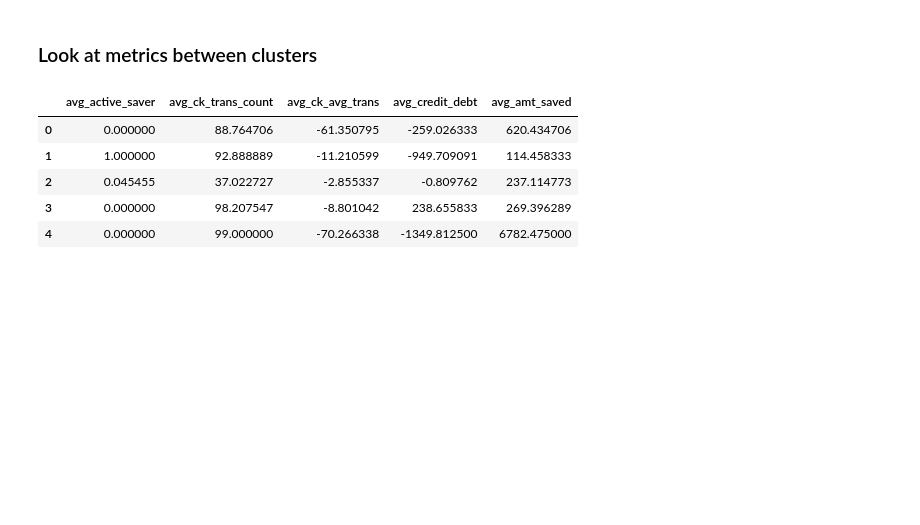
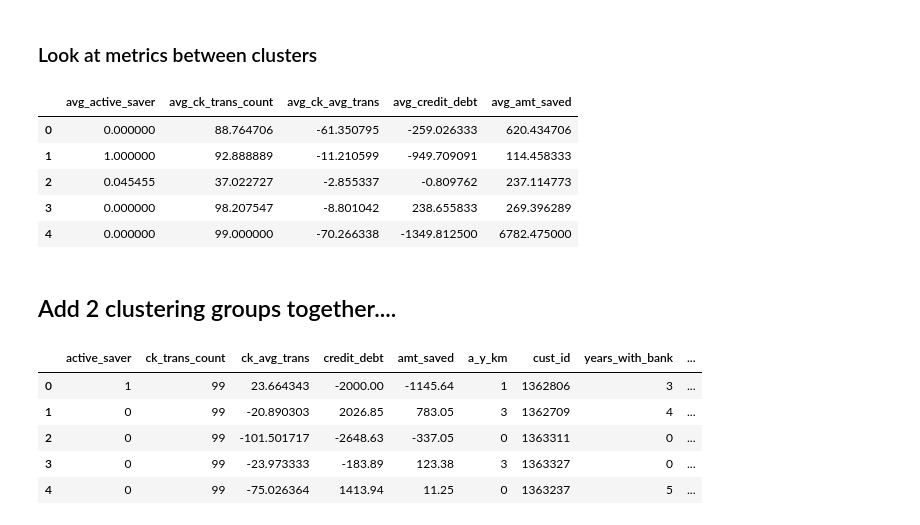
Before and after one commit to LilaKelland/data_bootcamp, a Jupyter notebook: w4/d2_miniproject/Mini-Project-III_fifth.ipynb, the cells around one changed output. Cells and saved outputs as stored; diff of their text form; code cells hidden in the pictures; blank space fills up the shorter version.

Commit message:
added cluster comparison between the clusters for mini project, and som failed D4 stuff

```diff
--- a/w4/d2_miniproject/Mini-Project-III_fourth.ipynb
+++ b/w4/d2_miniproject/Mini-Project-III_fifth.ipynb
@@ -23,7 +23,7 @@ import matplotlib.pyplot as plt
 import seaborn as sns
 import plotly.graph_objects as go
 
-
+loaded_cust_data = pd.read_csv('data/twm_customer.csv', sep=';')
 cust_data = pd.read_csv('data/twm_customer.csv', sep=';')
 cust_data.head()
 # %% [output]
@@ -869,3 +869,26 @@ acc_cluster_compare
 # %%
 # Maybe plot for each cluster, plot other clusterfor each cust_id - see if there is a link
 # between ie demographics and banking behaviour
+# %% [markdown]
+## Add 2 clustering groups together....
+# %%
+# accounts data - Assumption didn't drop any rows or reorder
+acc_data_y['cust_id'] = account_copy['cust_id']
+new_acc_data_y = acc_data_y.rename(columns={'y_km': 'a_y_km'})
+
+# customer data Assumption - didn't drop any rows or reorder
+data_y['cust_id']= loaded_cust_data['cust_id']
+new_cust_data_y = data_y.rename(columns={'y_km': 'c_y_km'})
+# %%
+combined_acc_cust = pd.merge(new_acc_data_y,new_cust_data_y, how = 'inner', on=['cust_id'])
+# account_copy.drop(['is_saver', 'save_act'],axis=1, inplace=True)
+# account_copy = account_copy.rename(columns={'tran_amt': 'ck_trans_count', 'avg_trans': 'ck_avg_trans'})
+# %%
+combined_acc_cust.head()
+# %% [output]
+|  | active_saver | ck_trans_count | ck_avg_trans | credit_debt | amt_saved | a_y_km | cust_id | years_with_bank | ... |
+| 0 | 1 | 99 | 23.664343 | -2000.00 | -1145.64 | 1 | 1362806 | 3 | ... |
+| 1 | 0 | 99 | -20.890303 | 2026.85 | 783.05 | 3 | 1362709 | 4 | ... |
+| 2 | 0 | 99 | -101.501717 | -2648.63 | -337.05 | 0 | 1363311 | 0 | ... |
+| 3 | 0 | 99 | -23.973333 | -183.89 | 123.38 | 3 | 1363327 | 0 | ... |
+| 4 | 0 | 99 | -75.026364 | 1413.94 | 11.25 | 0 | 1363237 | 5 | ... |
```
Also changed, not shown: parts of 8 cells of this notebook, 3 other files.
